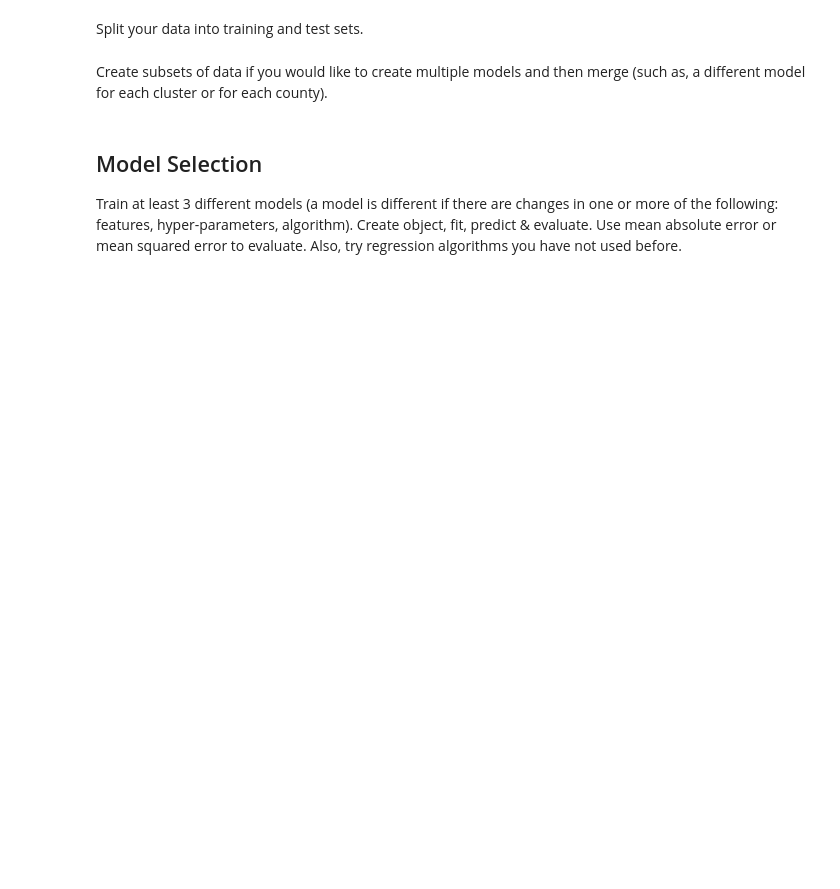
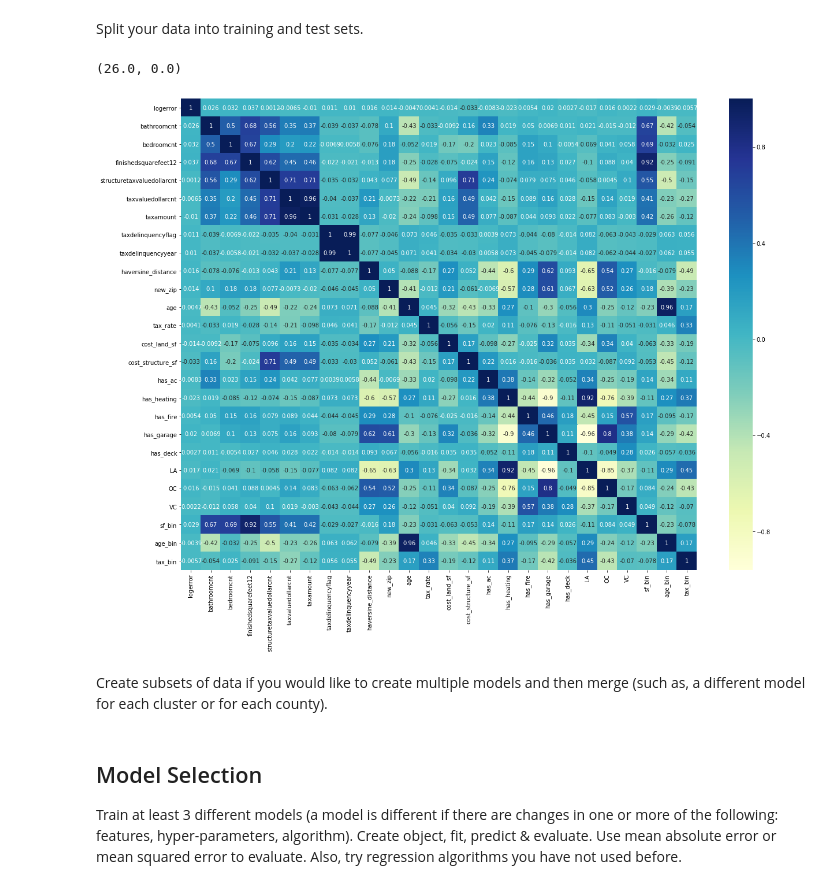
Before and after one commit to clustering-zillow/clustering-zillow, a Jupyter notebook: Brandi-model.ipynb, the cells around one changed output. Cells and saved outputs as stored; diff of their text form; code cells hidden in the pictures; blank space fills up the shorter version.

```diff
--- a/Brandi-model.ipynb
+++ b/Brandi-model.ipynb
@@ -15,9 +13,12 @@ warnings.filterwarnings("ignore")
 import pandas as pd
 import numpy as np
 
-# Exploring
+# Modeling
 import scipy.stats as stats
 from sklearn.cluster import KMeans
+from sklearn.preprocessing import PolynomialFeatures
+from sklearn.linear_model import LinearRegression
+from sklearn.feature_selection import RFE
 
 # Visualizing
 %matplotlib inline
@@ -30,7 +31,7 @@ pd.set_option('display.max_columns', None, 'display.max_rows', None)
 
 import wrangle_zillow
 
-zillow = pd.read_csv('zillow_fe.csv', index_col='id')
+zillow = pd.read_csv('zillow_fe.csv', index_col='Unnamed: 0')
 # %% [markdown]
 Split your data into training and test sets.
 # %%
@@ -39,6 +40,23 @@ train, test = wrangle_zillow.split_my_data(zillow, 0.8)
 scaler, train, test = wrangle_zillow.min_max_scaler(train, test)
 
 train, valid = wrangle_zillow.split_my_data(train, 0.8)
+# %%
+X = train[['logerror','bathroomcnt', 'bedroomcnt', 'finishedsquarefeet12',
+            'structuretaxvaluedollarcnt', 'taxvaluedollarcnt', 'taxamount',
+            'taxdelinquencyflag', 'taxdelinquencyyear', 'transactiondate',
+            'haversine_distance', 'new_zip', 'median_income', 'age', 'tax_rate',
+            'cost_land_sf', 'cost_structure_sf', 'has_ac', 'has_heating',
+            'has_fire', 'has_garage', 'has_deck', 'LA', 'OC', 'VC', 'sf_bin',
+            'age_bin', 'tax_bin', 'cluster_fancy', 'cluster_lot']]
+
+plt.figure(figsize=(20,15))
+corr = X.corr()
+ax = sns.heatmap(corr, annot=True, cmap="YlGnBu")
+bottom, top = ax.get_ylim()
+ax.set_ylim(bottom + 0.5, top - 0.5)
+# %% [output]
+(26.0, 0.0)
+[figure, added]
 # %% [markdown]
 Create subsets of data if you would like to create multiple models and then merge (such as, a different model for each cluster or for each county).
 # %%
```
Also changed, not shown: parts of 3 cells of this notebook, 1 other file.
